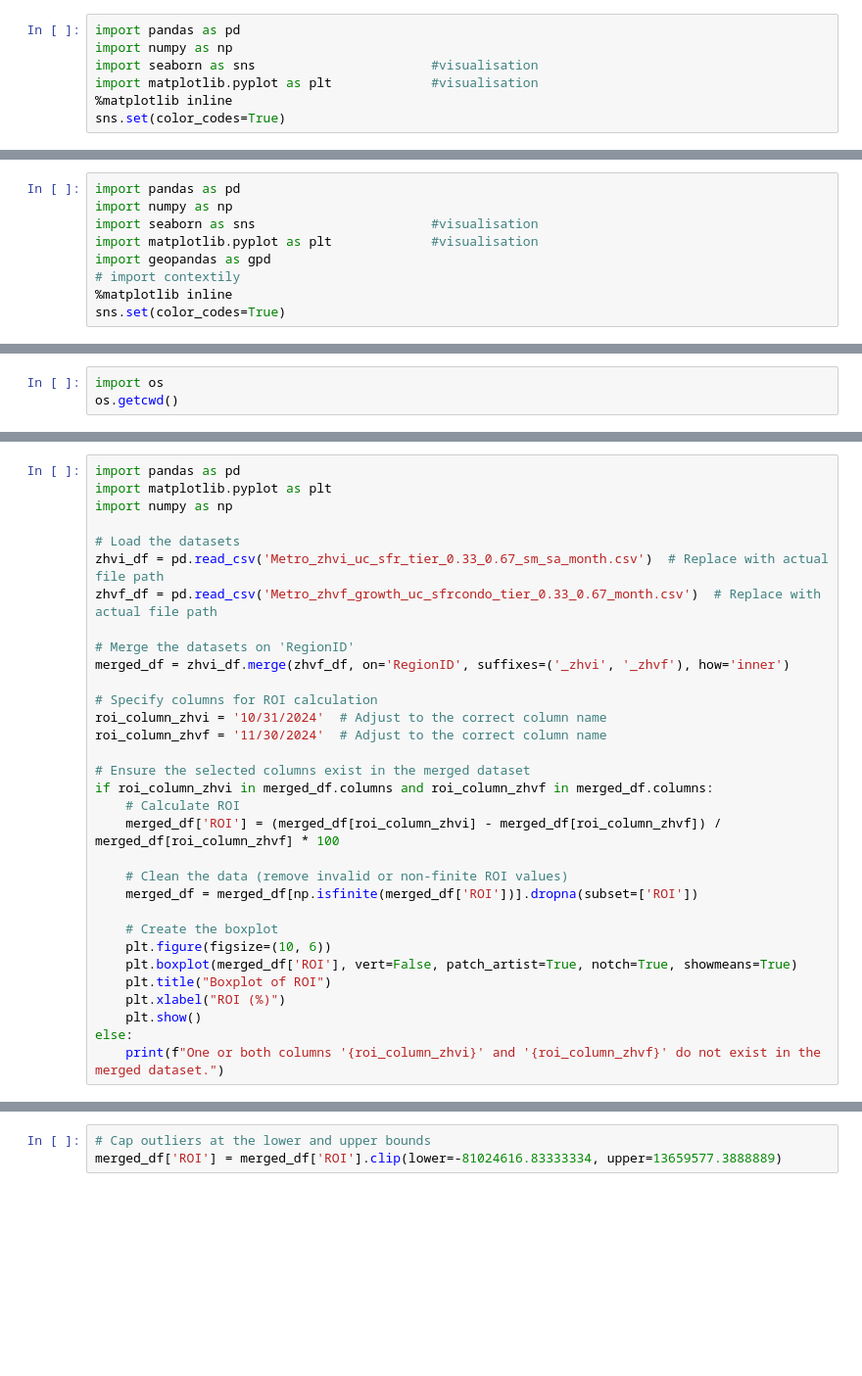
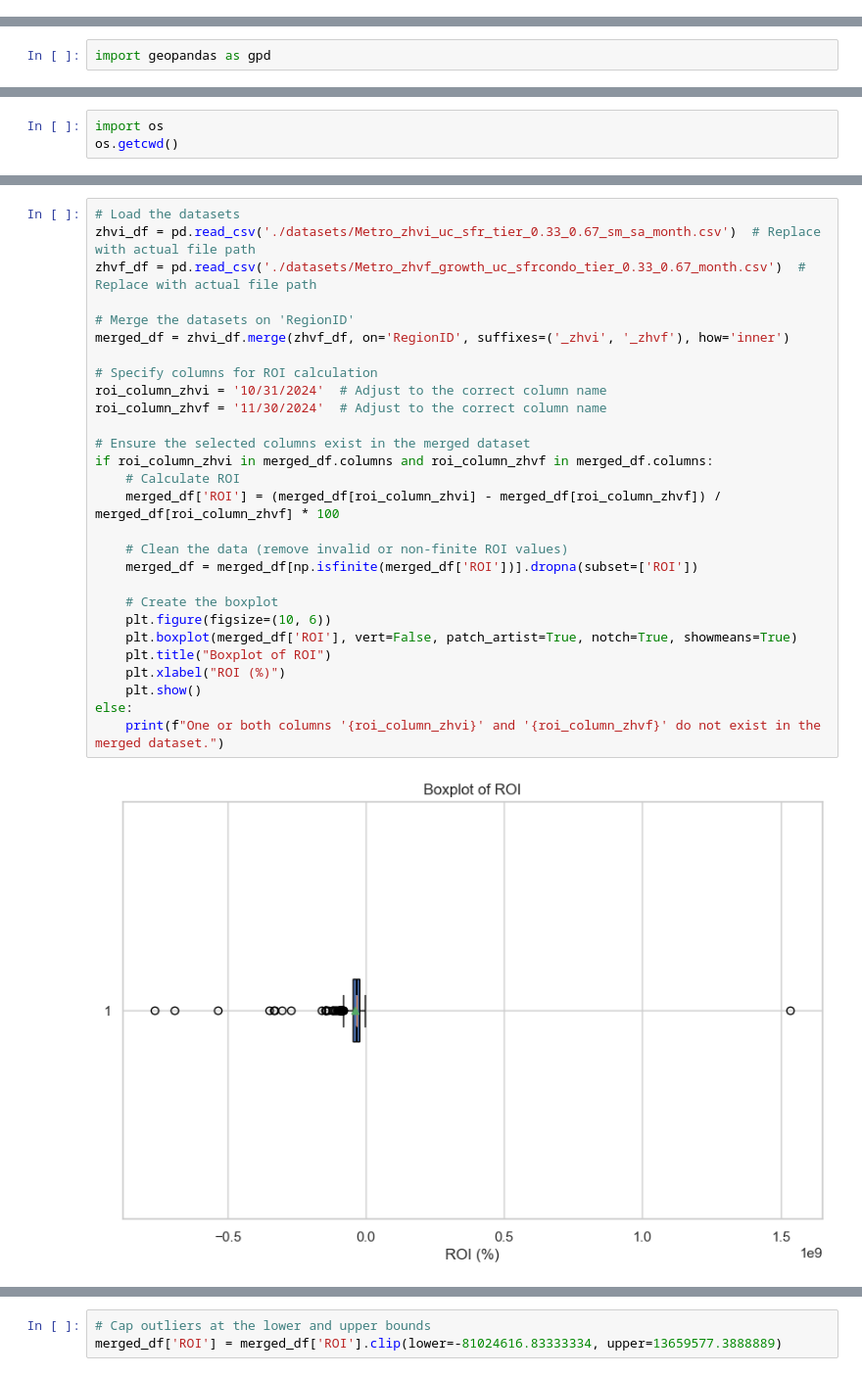
Before and after one commit to DavidBraun777/final-group-project-seis-631, a Jupyter notebook: Final_Project_SEIS631.ipynb, the cells around one changed output, grey strips where cells are left out. Shown at 98% size. Drawn from its saved outputs; the diff is of its cells as text; blank space fills up the shorter version.

```diff
--- a/Final_Project_SEIS631.ipynb
+++ b/Final_Project_SEIS631.ipynb
@@ -214,11 +237,4 @@ Overall, the best market depends on your investment strategy. If rapid price app
 ---
-# %%
-import pandas as pd
-import numpy as np
-import seaborn as sns                       #visualisation
-import matplotlib.pyplot as plt             #visualisation
-%matplotlib inline
-sns.set(color_codes=True)
 # %% [markdown]
 ### Let's start with looking at the new listings throughout the year of 10/2023-10/2024.
 # %%
@@ -1253,12 +1414,5 @@ Investing now in the above chosen markets to yield significant returns.
 # %%
-import pandas as pd
-import numpy as np
-import seaborn as sns                       #visualisation
-import matplotlib.pyplot as plt             #visualisation
 import geopandas as gpd
-# import contextily
-%matplotlib inline
-sns.set(color_codes=True)
 # %% [markdown]
 2. Loading the data into the data frame
 # %%
@@ -1543,35 +1697,33 @@ print(f"Cleaned DataFrame shape: {merged_df.shape}")
 # %%
-import pandas as pd
-import matplotlib.pyplot as plt
-import numpy as np
-
 # Load the datasets
-zhvi_df = pd.read_csv('Metro_zhvi_uc_sfr_tier_0.33_0.67_sm_sa_month.csv')  # Replace with actual file path
-zhvf_df = pd.read_csv('Metro_zhvf_growth_uc_sfrcondo_tier_0.33_0.67_month.csv')  # Replace with actual file path
+zhvi_df = pd.read_csv('./datasets/Metro_zhvi_uc_sfr_tier_0.33_0.67_sm_sa_month.csv')  # Replace with actual file path
+zhvf_df = pd.read_csv('./datasets/Metro_zhvf_growth_uc_sfrcondo_tier_0.33_0.67_month.csv')  # Replace with actual file path
 
 # Merge the datasets on 'RegionID'
 merged_df = zhvi_df.merge(zhvf_df, on='RegionID', suffixes=('_zhvi', '_zhvf'), how='inner')
 
 # Specify columns for ROI calculation
 roi_column_zhvi = '10/31/2024'  # Adjust to the correct column name
 roi_column_zhvf = '11/30/2024'  # Adjust to the correct column name
 
 # Ensure the selected columns exist in the merged dataset
 if roi_column_zhvi in merged_df.columns and roi_column_zhvf in merged_df.columns:
     # Calculate ROI
     merged_df['ROI'] = (merged_df[roi_column_zhvi] - merged_df[roi_column_zhvf]) / merged_df[roi_column_zhvf] * 100
 
     # Clean the data (remove invalid or non-finite ROI values)
     merged_df = merged_df[np.isfinite(merged_df['ROI'])].dropna(subset=['ROI'])
 
     # Create the boxplot
     plt.figure(figsize=(10, 6))
     plt.boxplot(merged_df['ROI'], vert=False, patch_artist=True, notch=True, showmeans=True)
     plt.title("Boxplot of ROI")
     plt.xlabel("ROI (%)")
     plt.show()
 else:
     print(f"One or both columns '{roi_column_zhvi}' and '{roi_column_zhvf}' do not exist in the merged dataset.")
+# %% [output]
+[figure, added]
 # %%
 # Calculate the IQR for ROI
 Q1 = merged_df['ROI'].quantile(0.25)  # First quartile (25th percentile)
```
Also changed, not shown: parts of 75 cells of this notebook.
